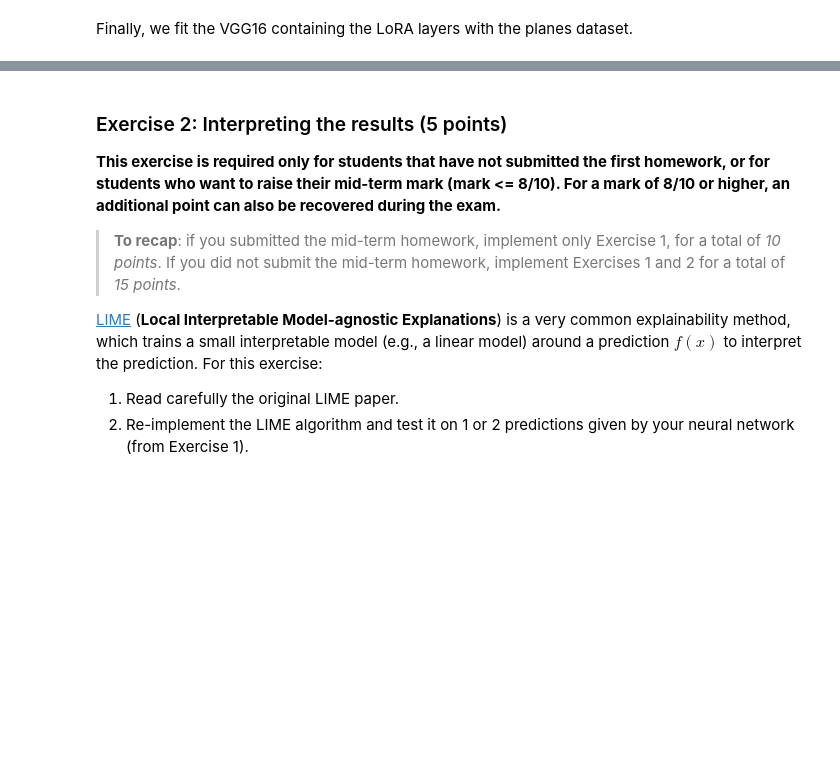
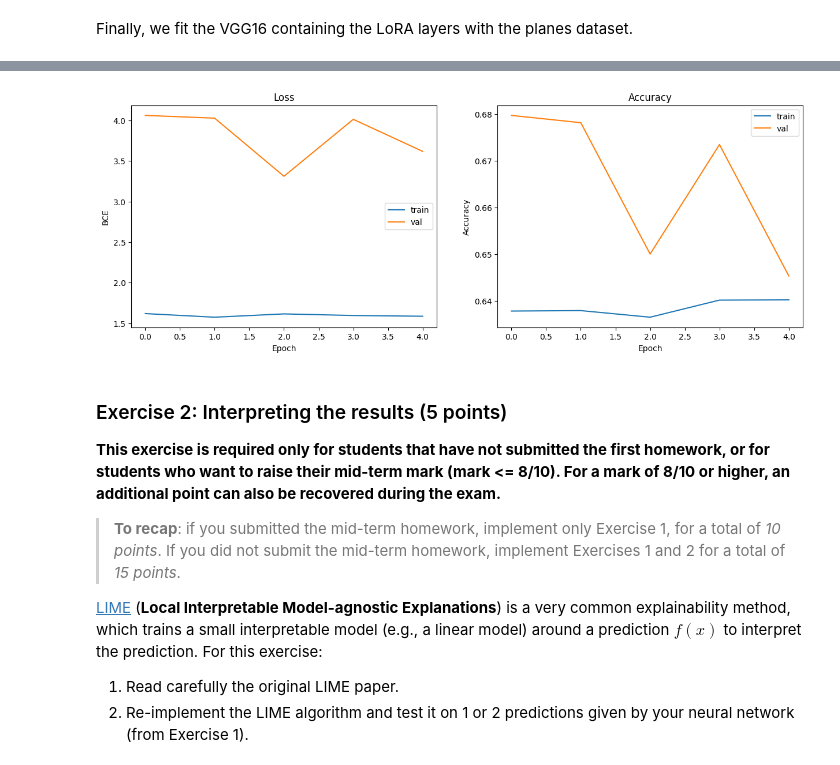
Before and after one commit to jonasbarth/nnds-2023-final-project, a Jupyter notebook: NNDS_2023_Final_Homework.ipynb, the cells around one changed output, grey strips where cells are left out. Drawn from its saved outputs; the diff is of its cells as text; code cells hidden in the pictures; blank space fills up the shorter version.

```diff
--- a/NNDS_2023_Final_Homework.ipynb
+++ b/NNDS_2023_Final_Homework.ipynb
@@ -550,24 +561,24 @@ class LoraLayer(tf.keras.layers.Layer):
 
     def build(self, input_shape):
         # the B weight matrix, initialised from a standard normal ~ N(0, 1)
-        self.w_b = self.add_weight(
-            shape=(input_shape[-1], self.rank),
-            initializer="random_normal",
+        self.w_b = tf.Variable(
+            initial_value=tf.random.normal(shape=(input_shape[-1], self.rank)),
             trainable=True,
+            name='w_b'
         )
 
-        # the A weight matrix, initialised to 0
-        self.w_a = self.add_weight(
-            shape=(self.rank, self.output_units),
+        self.w_a = tf.Variable(
+            initial_value=tf.zeros(shape=(self.rank, self.output_units)),
             trainable=True,
-        ) * 0
+            name='w_a'
+        )
 
-        # the bias, also initialised from a standard normal ~ N(0, 1)
-        self.b = self.add_weight(
-            shape=(self.output_units,),
-            initializer="random_normal",
-            trainable=True
+        self.b = tf.Variable(
+            initial_value=tf.random.normal(shape=(self.output_units,)),
+            trainable=True,
+            name='bias'
         )
+
 
     def get_config(self):
         config = super().get_config()
@@ -589,7 +600,7 @@ Creating the three LoRa layers, with the frozen weights `w_frozen` being the wei
 # %%
 lora_dense_1 = LoraLayer(w_frozen=custom_vgg16.layers[-3].weights[0], rank=32, output_units=fc1_shape[-1])
 lora_dense_2 = LoraLayer(w_frozen=custom_vgg16.layers[-2].weights[0], rank=32, output_units=fc2_shape[-1])
-lora_dense_3 = LoraLayer(w_frozen=custom_vgg16.layers[-1].weights[0], rank=32, output_units=fc3_shape[-1])
+lora_dense_3 = LoraLayer(w_frozen=custom_vgg16.layers[-1].weights[0], rank=1, output_units=fc3_shape[-1])
 # %% [markdown]
 Then we assign these layers to the VGG16 model that we again load from scratch.
 # %%
@@ -637,4 +649,4 @@ WARNING:tensorflow:`period` argument is deprecated. Please use `save_freq` to sp
 # %% [markdown]
 Finally, we fit the VGG16 containing the LoRA layers with the planes dataset.
 # %%
-vgg16_lora.fit(planes_train, epochs=10, validation_data=ship_val, batch_size=batch_size, callbacks=[early_stopping_cb, model_checkpoint_cb, tensorboard_cb], verbose=1)
+vgg_16_lora_results = vgg16_lora.fit(planes_train, epochs=10, validation_data=ship_val, batch_size=batch_size, callbacks=[early_stopping_cb, model_checkpoint_cb, tensorboard_cb], verbose=1)
@@ -645,3 +653,11 @@ WARNING:tensorflow:Gradients do not exist for variables ['lora_layer_7/Variable:
+# %%
+import numpy as np
+loss = np.stack((vgg_16_lora_results.history["loss"], vgg_16_lora_results.history["val_loss"]))
+accuracy = np.stack((vgg_16_lora_results.history["accuracy"], vgg_16_lora_results.history["val_accuracy"]))
+
+plot_loss_accuracy(loss.T, accuracy.T, ["train", "val"])
+# %% [output]
+[figure, added]
 # %% [markdown]
 ### Exercise 2: Interpreting the results (5 points)
 
```
Also changed, not shown: parts of 11 cells of this notebook.
